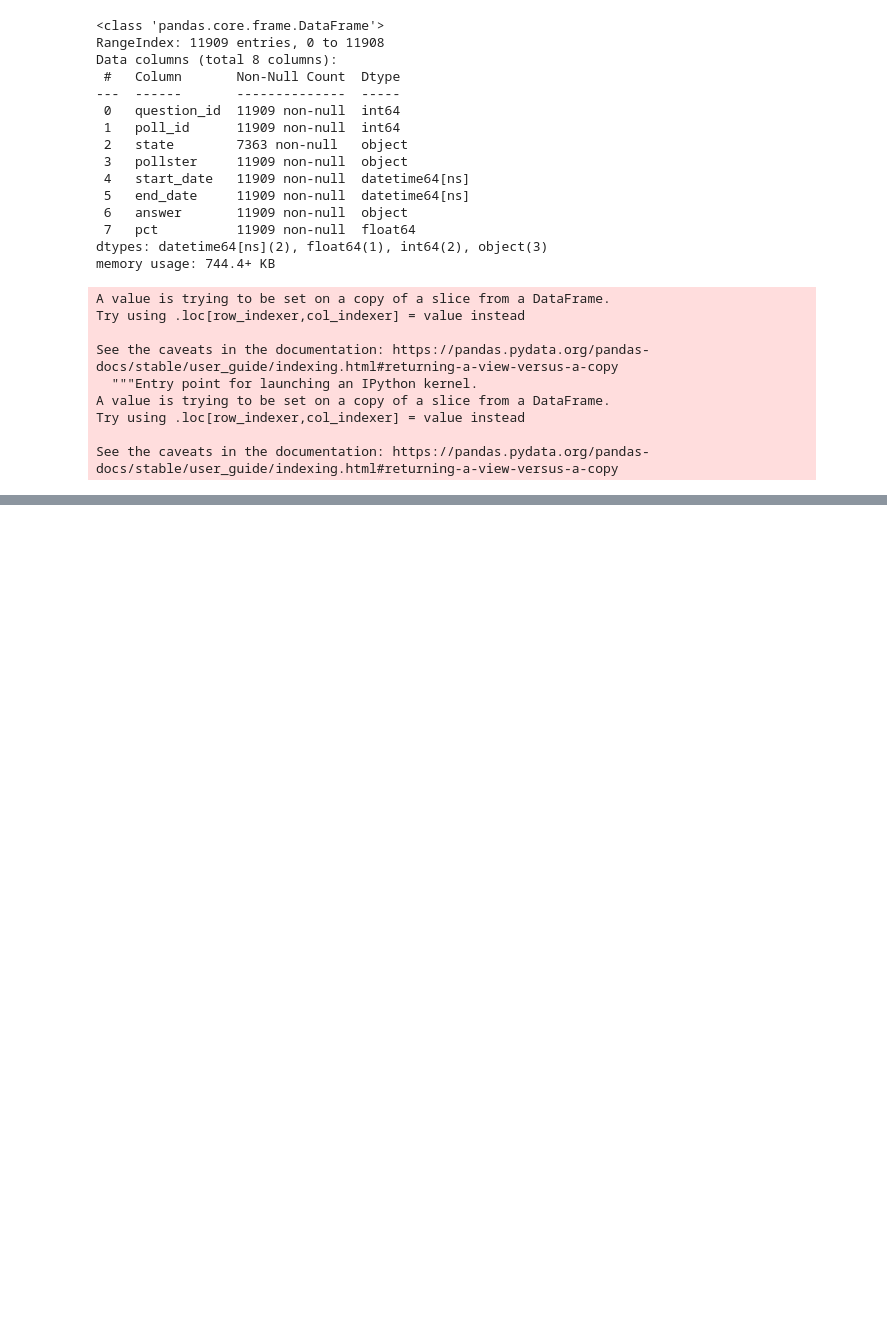
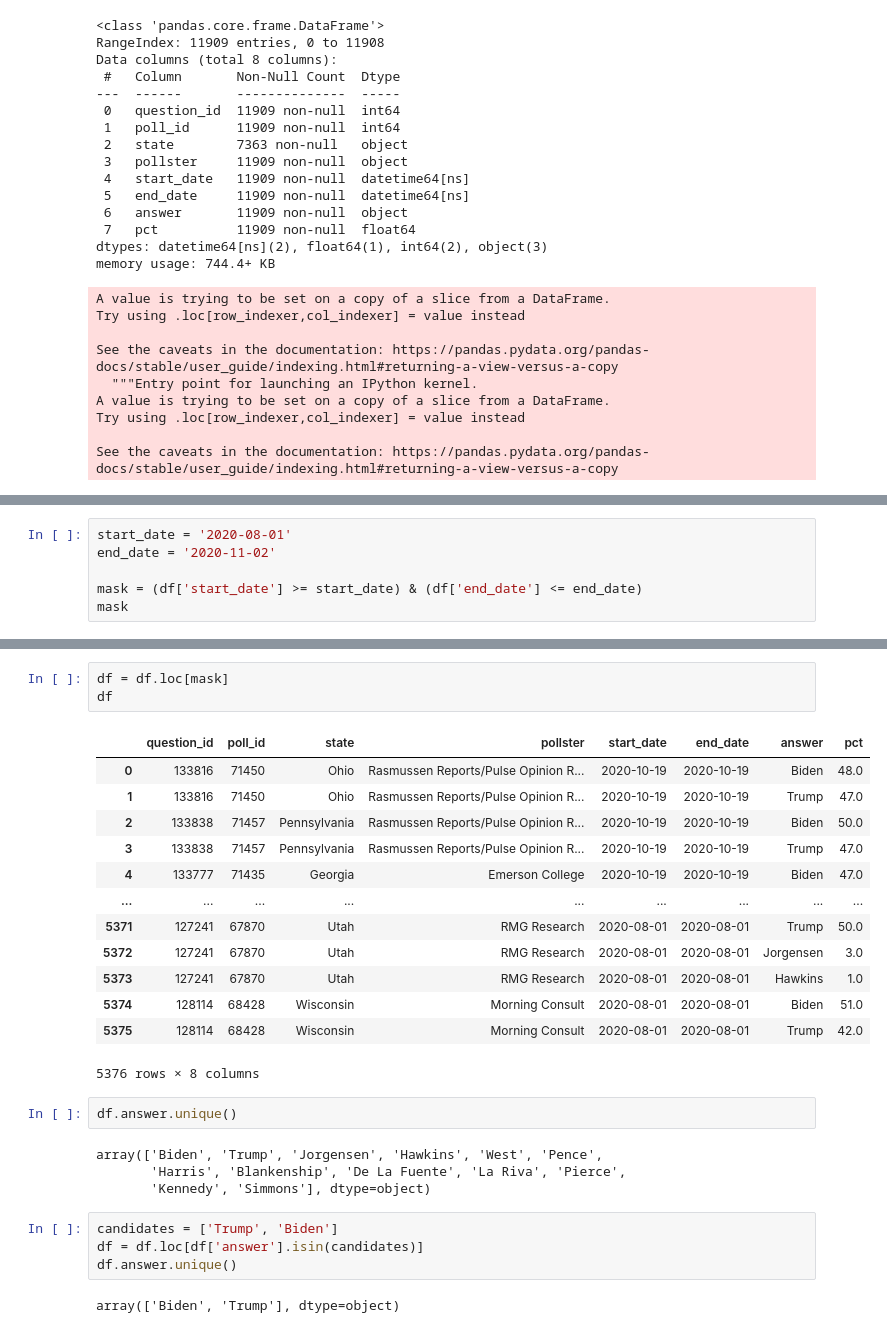
Before and after one commit to saima8/Data-Science-from-scratch, a Jupyter notebook: Case Studies/US 2020 Presidential Election Simulation.ipynb, the cells around one changed output, grey strips where cells are left out. Drawn from its saved outputs; the diff is of its cells as text; blank space fills up the shorter version.

```diff
--- a/Case Studies/US 2020 Presidential Election Simulation.ipynb
+++ b/Case Studies/US 2020 Presidential Election Simulation.ipynb
@@ -120,0 +137,6 @@ See the caveats in the documentation: https://pandas.pydata.org/pandas-docs/stab
+# %%
+start_date = '2020-08-01'
+end_date = '2020-11-02'
+
+mask = (df['start_date'] >= start_date) & (df['end_date'] <= end_date)
+mask
@@ -120,0 +156,29 @@ See the caveats in the documentation: https://pandas.pydata.org/pandas-docs/stab
+# %%
+df = df.loc[mask]
+df
+# %% [output]
+|  | question_id | poll_id | state | pollster | start_date | end_date | answer | pct |
+| 0 | 133816 | 71450 | Ohio | Rasmussen Reports/Pulse Opinion R... | 2020-10-19 | 2020-10-19 | Biden | 48.0 |
+| 1 | 133816 | 71450 | Ohio | Rasmussen Reports/Pulse Opinion R... | 2020-10-19 | 2020-10-19 | Trump | 47.0 |
+| 2 | 133838 | 71457 | Pennsylvania | Rasmussen Reports/Pulse Opinion R... | 2020-10-19 | 2020-10-19 | Biden | 50.0 |
+| 3 | 133838 | 71457 | Pennsylvania | Rasmussen Reports/Pulse Opinion R... | 2020-10-19 | 2020-10-19 | Trump | 47.0 |
+| 4 | 133777 | 71435 | Georgia | Emerson College | 2020-10-19 | 2020-10-19 | Biden | 47.0 |
+| ... | ... | ... | ... | ... | ... | ... | ... | ... |
+| 5371 | 127241 | 67870 | Utah | RMG Research | 2020-08-01 | 2020-08-01 | Trump | 50.0 |
+| 5372 | 127241 | 67870 | Utah | RMG Research | 2020-08-01 | 2020-08-01 | Jorgensen | 3.0 |
+| 5373 | 127241 | 67870 | Utah | RMG Research | 2020-08-01 | 2020-08-01 | Hawkins | 1.0 |
+| 5374 | 128114 | 68428 | Wisconsin | Morning Consult | 2020-08-01 | 2020-08-01 | Biden | 51.0 |
+| 5375 | 128114 | 68428 | Wisconsin | Morning Consult | 2020-08-01 | 2020-08-01 | Trump | 42.0 |
+5376 rows × 8 columns
+# %%
+df.answer.unique()
+# %% [output]
+array(['Biden', 'Trump', 'Jorgensen', 'Hawkins', 'West', 'Pence',
+       'Harris', 'Blankenship', 'De La Fuente', 'La Riva', 'Pierce',
+       'Kennedy', 'Simmons'], dtype=object)
+# %%
+candidates = ['Trump', 'Biden']
+df = df.loc[df['answer'].isin(candidates)]
+df.answer.unique()
+# %% [output]
+array(['Biden', 'Trump'], dtype=object)
```
Also changed, not shown: parts of 7 cells of this notebook.
